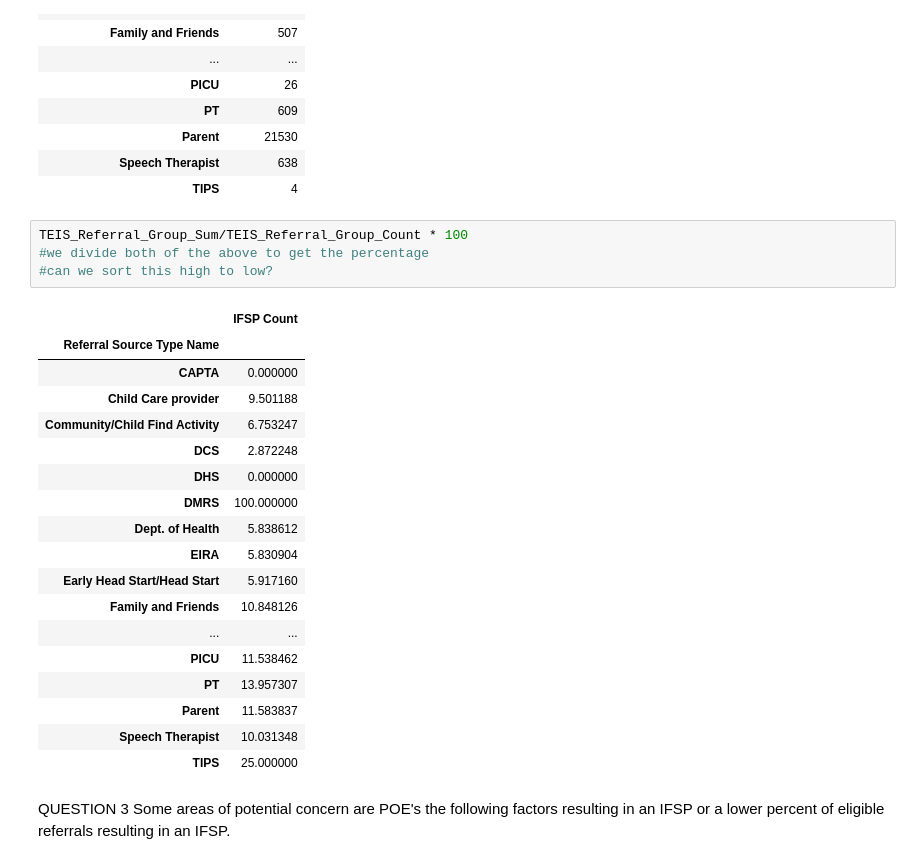
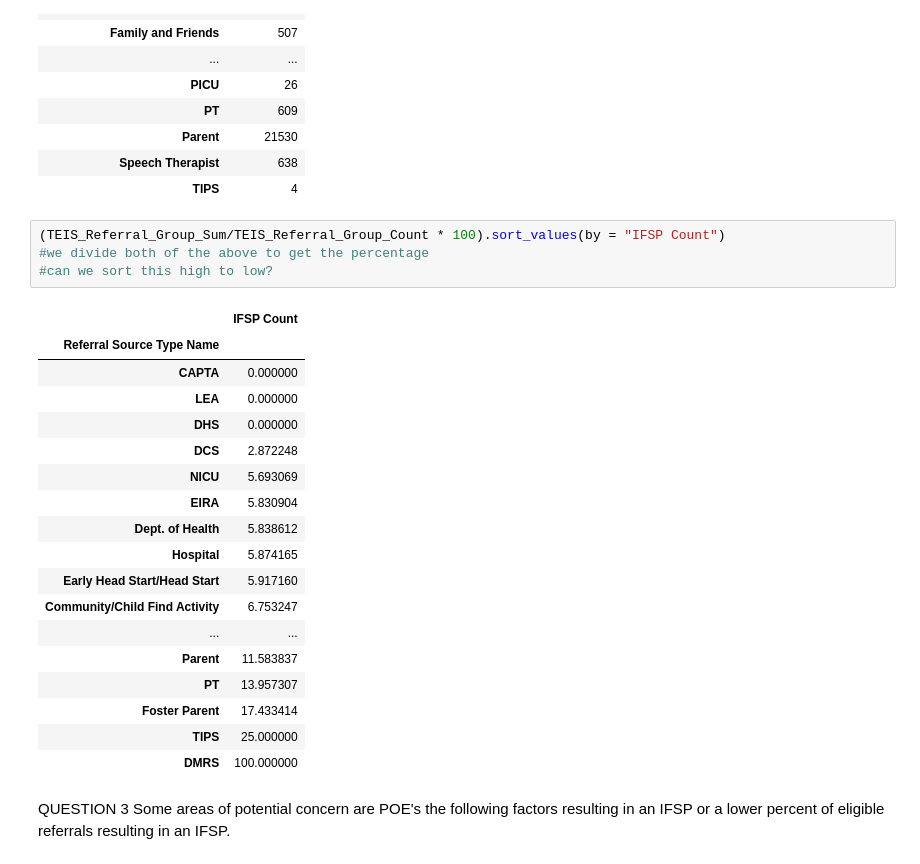
Before and after one commit to NSS-Full-Time-Data-Analytics-7/teis_project-syndrome, a Jupyter notebook: notebooks/LDR Question 2 & 3.ipynb, the cells around one changed output. Drawn from its saved outputs; the diff is of its cells as text.

```diff
--- a/notebooks/LDR Question 2 & 3.ipynb
+++ b/notebooks/LDR Question 2 & 3.ipynb
@@ -76,28 +76,28 @@ TEIS_Referral_Group_Count
 | Speech Therapist | 638 |
 | TIPS | 4 |
 # %%
-TEIS_Referral_Group_Sum/TEIS_Referral_Group_Count * 100
+(TEIS_Referral_Group_Sum/TEIS_Referral_Group_Count * 100).sort_values(by = "IFSP Count")
 #we divide both of the above to get the percentage
 #can we sort this high to low?
 # %% [output]
 |  | IFSP Count |
 | Referral Source Type Name |  |
 | CAPTA | 0.000000 |
-| Child Care provider | 9.501188 |
+| LEA | 0.000000 |
+| DHS | 0.000000 |
+| DCS | 2.872248 |
+| NICU | 5.693069 |
+| EIRA | 5.830904 |
+| Dept. of Health | 5.838612 |
+| Hospital | 5.874165 |
+| Early Head Start/Head Start | 5.917160 |
 | Community/Child Find Activity | 6.753247 |
-| DCS | 2.872248 |
-| DHS | 0.000000 |
+| ... | ... |
+| Parent | 11.583837 |
+| PT | 13.957307 |
+| Foster Parent | 17.433414 |
+| TIPS | 25.000000 |
 | DMRS | 100.000000 |
-| Dept. of Health | 5.838612 |
-| EIRA | 5.830904 |
-| Early Head Start/Head Start | 5.917160 |
-| Family and Friends | 10.848126 |
-| ... | ... |
-| PICU | 11.538462 |
-| PT | 13.957307 |
-| Parent | 11.583837 |
-| Speech Therapist | 10.031348 |
-| TIPS | 25.000000 |
 # %% [markdown]
 QUESTION 3
 Some areas of potential concern are POE's the following factors resulting in an IFSP or a lower percent of eligible referrals resulting in an IFSP.
```
Also changed, not shown: 2 other files.
